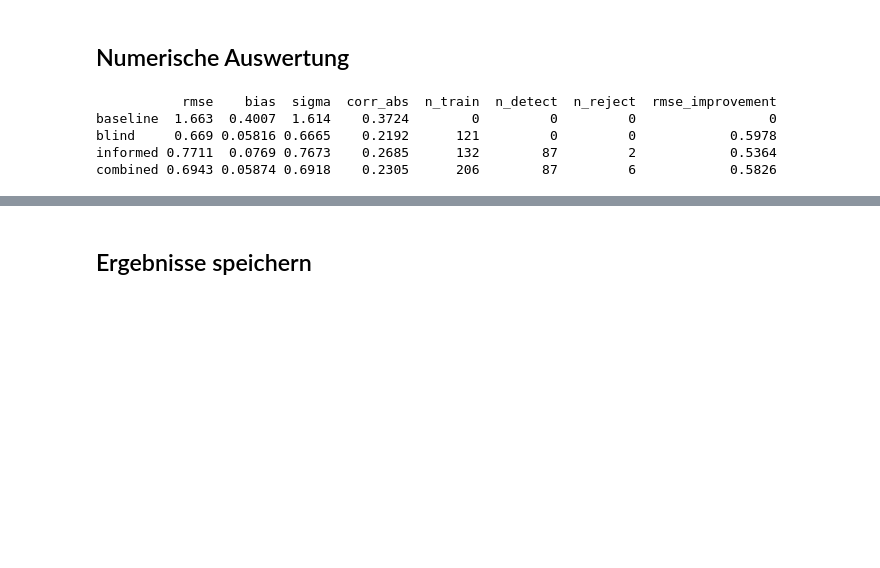
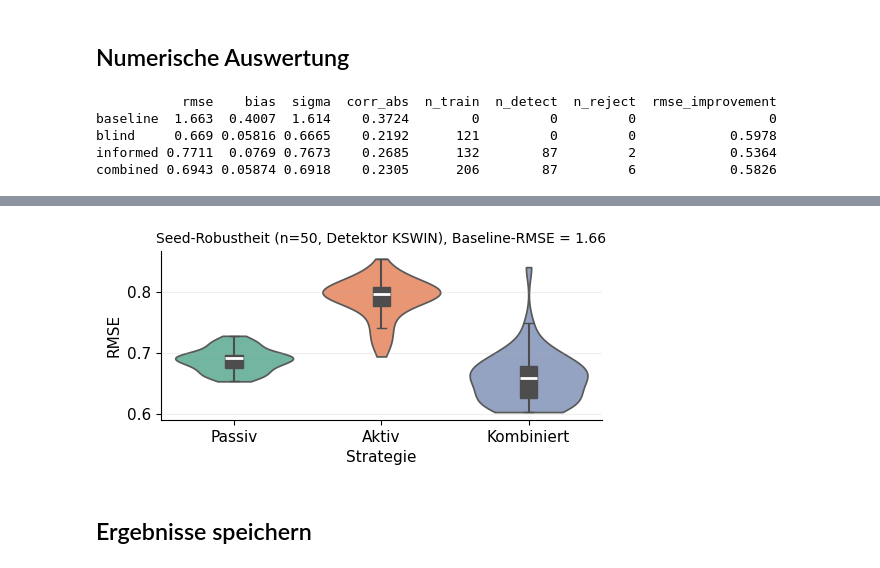
Before and after one commit to marijan-p/process_optimization_concept_drift, a Jupyter notebook: ipynb/synthetic_data/syn_adaptation.ipynb, the cells around one changed output, grey strips where cells are left out. Saved outputs shown, nothing was run; the diff lists cells and outputs as text; code cells hidden in the pictures; blank space fills up the shorter version.

```diff
--- a/ipynb/synthetic_data/syn_adaptation.ipynb
+++ b/ipynb/synthetic_data/syn_adaptation.ipynb
@@ -673,3 +616,34 @@ plt.show()
+# %%
+# Robustheits-Plot: Violin + Box (RMSE-Verteilung je Strategie ueber alle Seeds).
+# Verteilungsplot ueber den arbeitsweit einheitlichen Helfer ts.violin_box; Styling
+# via fig_width wie im uebrigen Notebook. Baseline bleibt draussen (deterministisch)
+# und steht im Titel. Sinnvoll ab ~50 Seeds (N_SEED_RUNS), damit die KDE traegt.
+import pandas as pd
+from src.utils import thesis_style as ts
+
+ts.fig_width()
+_order = ["blind", "informed", "combined"]
+_labels = {"blind": "Passiv", "informed": "Aktiv", "combined": "Kombiniert"}
+_seeds = list(seed_results)
+_long = pd.DataFrame({
+    "Strategie": np.repeat([_labels[s] for s in _order], len(_seeds)),
+    "RMSE": np.concatenate([seed_rmse.loc[s, _seeds].to_numpy(float) for s in _order]),
+})
+
+fig, ax = plt.subplots(figsize=(ts.fig_width(0.85), ts.fig_width(0.42)))
+ts.violin_box(_long, "Strategie", "RMSE", order=[_labels[s] for s in _order],
+              palette=ts.SET2[:len(_order)], ax=ax)
+ax.set_ylabel("RMSE"); ax.set_xlabel("Strategie")
+ax.set_title(f"Seed-Robustheit (n={len(_seeds)}, Detektor {BEST_DETECTOR}), "
+             f"Baseline-RMSE = {seed_rmse.loc['baseline','mean']:.2f}", fontsize=10)
+fig.tight_layout()
+if not _adapt_from_cache or _seeds_added:
+    plot_store.save_figure(fig, "synthetic_data_adaptation_seed_violin", adapt_cfg,
+                           final=IS_FINAL, savefig_kwargs={"dpi": 300},
+                           archive_kwargs={"dpi": 300})
+plt.show()
+# %% [output]
+[figure, added]
 # %% [markdown]
 ## Ergebnisse speichern
 # %%
```
Also changed, not shown: parts of 13 cells of this notebook, 2 other files.
